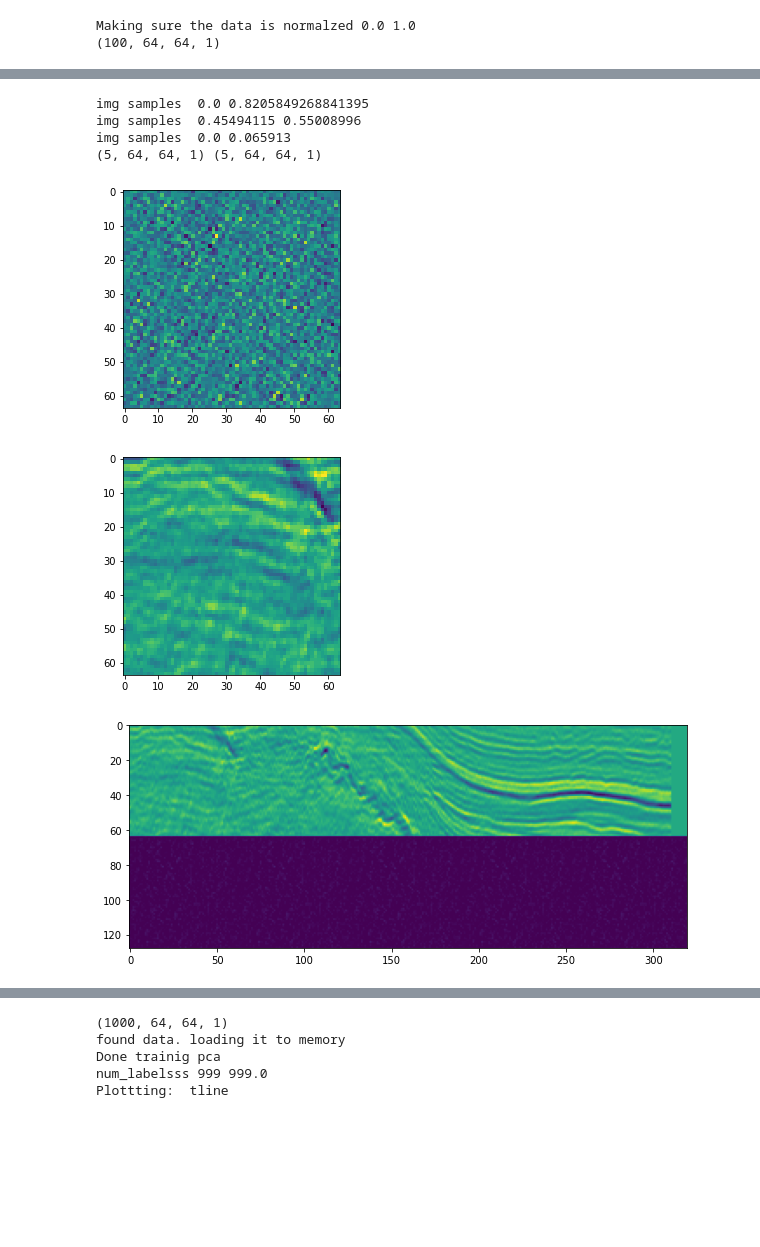
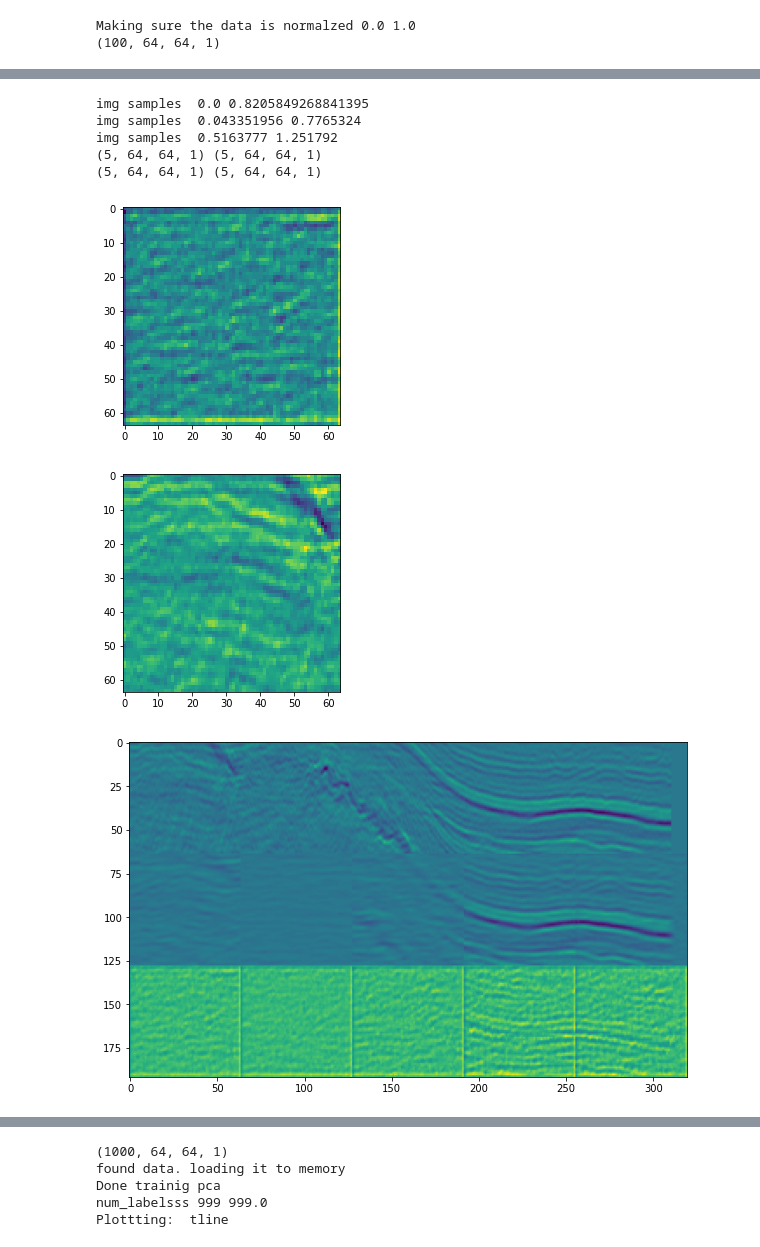
Before and after one commit to andykamp/quantify_seismic_similarity, a Jupyter notebook: notebooks/visualizing-seismic-using-a-variational-autoencoder.ipynb, the cells around one changed output, grey strips where cells are left out. Saved outputs shown, nothing was run; the diff lists cells and outputs as text; code cells hidden in the pictures; blank space fills up the shorter version.

Commit message:
fixed models

```diff
--- a/notebooks/visualizing-seismic-using-a-variational-autoencoder.ipynb
+++ b/notebooks/visualizing-seismic-using-a-variational-autoencoder.ipynb
@@ -260,4 +256,7 @@ def sampling(args):
 
 # sample vector from the latent distribution
 z = layers.Lambda(sampling)([z_mu, z_log_sigma])
+
+encoder = Model(input_img, [z_mu, z_log_sigma, z], name='encoder')
+encoder.summary()
 # %% [output]
@@ -359,23 +421,23 @@ var_epsilon = 0.010
 # this is becaus eneural net variance will make eveything more complex, and compressed, and give arbitrary variance inbetweeen
 # as descibed in "goemtric gmanifold paper"
 
-def kl_loss(x, x_decoded_mean):
+def kl_loss(x, decoder_ouput_mean):
     kl_loss = -5e-4 * K.mean(1 + z_log_sigma - K.square(z_mu) - K.exp(z_log_sigma), axis=-1) # want this to be less originally
 
     return K.mean(kl_loss)
 
-def logx_loss(x, x_decoded_mean):
+def logx_loss(x, decoder_ouput_mean):
     loss = (  0.5 * math.log(2 * math.pi)
-            + 0.5 * K.log(var_epsilon)  # NOW IT IS STATIC
-            + 0.5 * K.square(x - x_decoded_mean) / ( var_epsilon)) # NOW IT IS STATIC
+            + 0.5 * K.log(var_epsilon)  # NOW IT IS STATIC use "z_decoded_var" if not static
+            + 0.5 * K.square(x - decoder_ouput_mean) / ( var_epsilon)) # NOW IT IS STATIC use "z_decoded_var" if not static
     loss = K.sum(loss, axis=-1)
     #x = K.flatten(x)
     #x_decoded_mean = K.flatten(x_decoded_mean)
     #loss = metrics.binary_crossentropy(x, x_decoded_mean)
     return K.mean(loss)
 
-def vae_loss(x, z_decoded):
-    return logx_loss(x, z_decoded) + kl_loss(x, z_decoded)
+def vae_loss(x, decoder_ouput_mean):
+    return logx_loss(x, decoder_ouput_mean) + kl_loss(x, decoder_ouput_mean)
     #x = K.flatten(x)
     #z_decoded = K.flatten(z_decoded)
     # KL divergence
@@ -385,7 +447,7 @@ def vae_loss(x, z_decoded):
 
     #return K.mean(xent_loss + kl_loss)
 # %%
-vae = Model(input_img, z_decoded)
+vae = Model(input_img, z_decoded_mean)
 vae.compile(optimizer="rmsprop", loss=vae_loss)
 vae.summary()
 #from keras.utils.vis_utils import plot_model
@@ -463,11 +508,14 @@ Epoch 100/100
 # %%
 # store model
 # serialize weights to HDF5
-filename =output_folder+"/model_64_64_8x8_1_000_tanh_variance_static.h5"
-#vae.save_weights(filename)
+weight_path = output_folder+"/weight_64x64_4_1000_softplus_varstatic.h5"
+model_path = output_folder+"/model_64x64_4_1000_softplus_varstatic.h5"
+#vae.save_weights(weight_path)
+#vae.save(model_path)
 #print("Saved model to disk")
 
-vae.load_weights(filename)
+vae.load_weights(weight_path)
+#vae = keras.models.load_model(model_path, custom_objects={'vae_loss': vae_loss}, compile=False)
 print("LOADED")
 #print(history.history.keys())
 #print(history.history["loss"])
@@ -507,44 +555,46 @@ plt.imshow(img_decoded[19][:,:,0])
 # %%
-encoder = Model(input_img, z_mu)
-encoder_var = Model(input_img, z_log_sigma)
+#encoder = Model(input_img, z_mu)
+#encoder_var = Model(input_img, z_log_sigma)
 
-vaeeee = Model(input_img, z_decoded)
+#vaeeee = Model(input_img, z_decoded_mean)
 
 num_imgs = 5
 img_samples = data[700:700+num_imgs].reshape(-1, 64, 64, 1)
 print("img samples ", np.min(img_samples), np.max(img_samples))
 #run vae through some of them
-reconstructions_vae = vaeeee.predict(img_samples)
-reconstructions_enc_dec =decoder_var.predict(encoder.predict(img_samples))
+reconstructions_vae = vae.predict(img_samples)
+_,reconstructions_enc_dec =decoder.predict(encoder.predict(img_samples)[0])
 print("img samples ", np.min(reconstructions_vae), np.max(reconstructions_vae))
 print("img samples ", np.min(reconstructions_enc_dec), np.max(reconstructions_enc_dec))
 
 print(reconstructions_vae.shape, reconstructions_enc_dec.shape)
-
-plt.imshow(decoder.predict(encoder.predict(img_samples))[0][:,:,0])
+m, v= decoder.predict(encoder.predict(img_samples)[0])
+print(m.shape, v.shape)
+plt.imshow(v[0][:,:,0])
 plt.show()
 plt.imshow(img_samples[0][:,:,0])
 plt.show()
 
-rec_list = [img_samples, reconstructions_enc_dec]
+rec_list = [img_samples, reconstructions_vae, reconstructions_enc_dec]
 figure = np.zeros((patch_size * len(rec_list), patch_size * num_imgs))
 for i, rec_type in enumerate(rec_list):
     for j in range(num_imgs):
         x_decoded = rec_type[j]
         img = rec_type[j][:,:,0]
         figure[i * patch_size: (i + 1) * patch_size,
                j * patch_size: (j + 1) * patch_size] = img
 
 plt.figure(figsize=(10, 10))
 plt.imshow(figure)
 plt.show()
 #plt.imshow(reconstructions[5].reshape(patch_size, patch_size))
 #plt.show()
 # %% [output]
 img samples  0.0 0.8205849268841395
-img samples  0.45494115 0.55008996
-img samples  0.0 0.065913
+img samples  0.043351956 0.7765324
+img samples  0.5163777 1.251792
 (5, 64, 64, 1) (5, 64, 64, 1)
+(5, 64, 64, 1) (5, 64, 64, 1)
-[figure, old version]
+[figure, new version]
 [figure]
-[figure, old version]
+[figure, new version]
```
Also changed, not shown: parts of 25 cells of this notebook.
